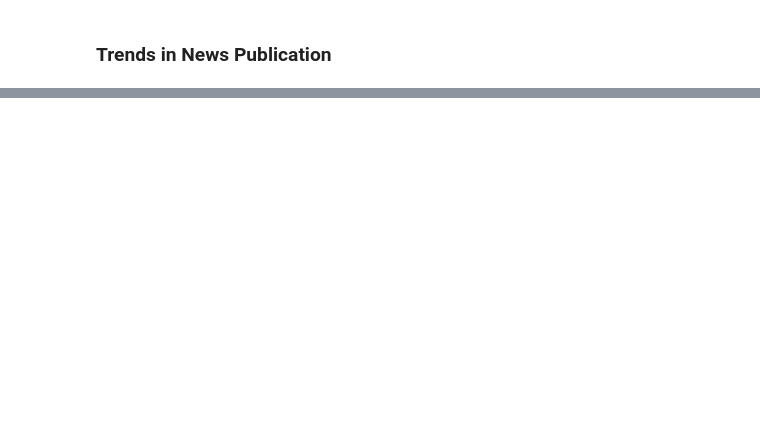
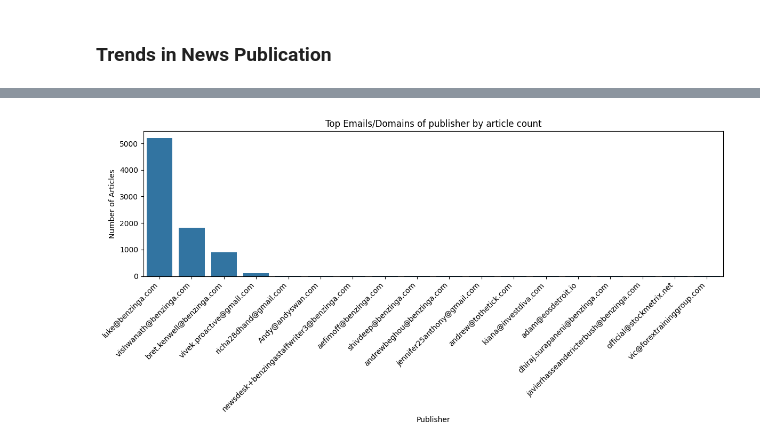
Before and after one commit to Ty-Miki/financial-news-sentiment, a Jupyter notebook: notebooks/EDA.ipynb, the cells around one changed output, grey strips where cells are left out. Cells and saved outputs as stored; diff of their text form; code cells hidden in the pictures; blank space fills up the shorter version.

Commit message:
Analyzed rows where publisher emails are given to identify which domain publishes the most articles, a new utility class PublisherEmailExtractor and PlotGenrator are used for this task

```diff
--- a/notebooks/EDA.ipynb
+++ b/notebooks/EDA.ipynb
@@ -269,0 +272,7 @@ plotter.plot_time_series(
+# %%
+# use extract publisher emails to extract rows with publisher email/domain
+from eda_utils.extract_publisher_emails import PublisherEmailExtractor
+
+email_extractor = PublisherEmailExtractor()
+publisher_emails_df = email_extractor.extract_publisher_emails(df=flagged_df, column="publisher")
+publisher_emails_df.head()
@@ -269,0 +288,12 @@ plotter.plot_time_series(
+# %%
+# Use plot generator to visualize the rank of publishers emails
+plotter.plot_ranked_bar_chart(
+    df=publisher_emails_df,
+    x_col="publisher_email",
+    y_col="count",
+    title="Top Emails/Domains of publisher by article count",
+    xlabel="Publisher",
+    ylabel="Number of Articles",
+)
+# %% [output]
+[figure, added]
```
Also changed, not shown: parts of 15 cells of this notebook, 2 other files.
